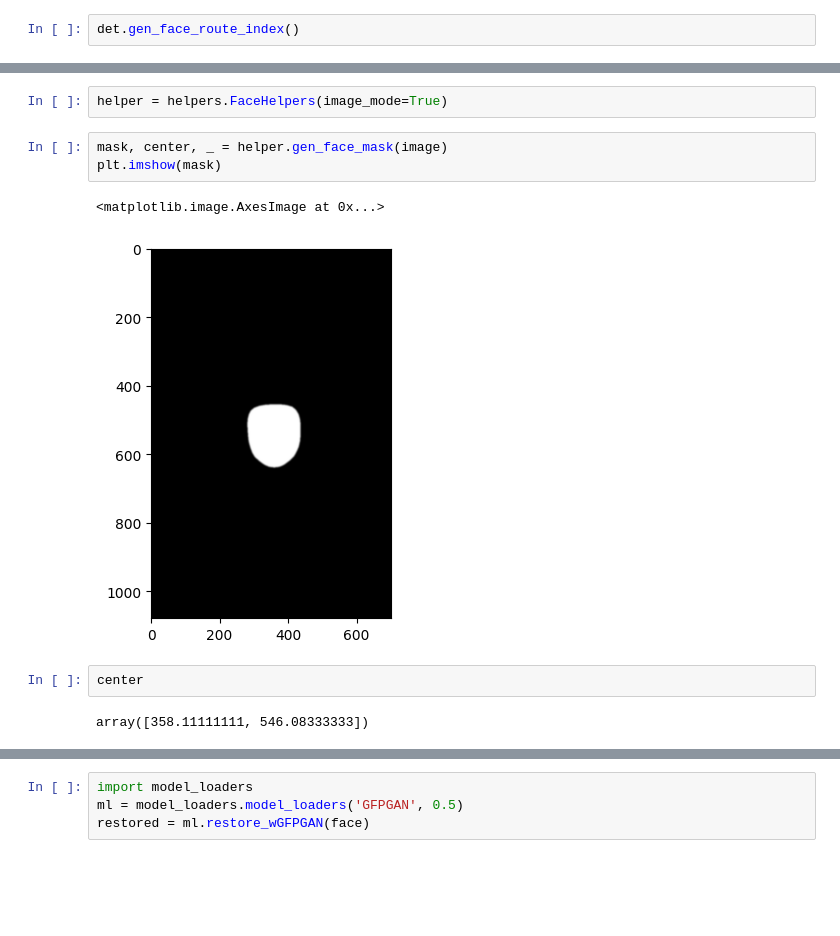
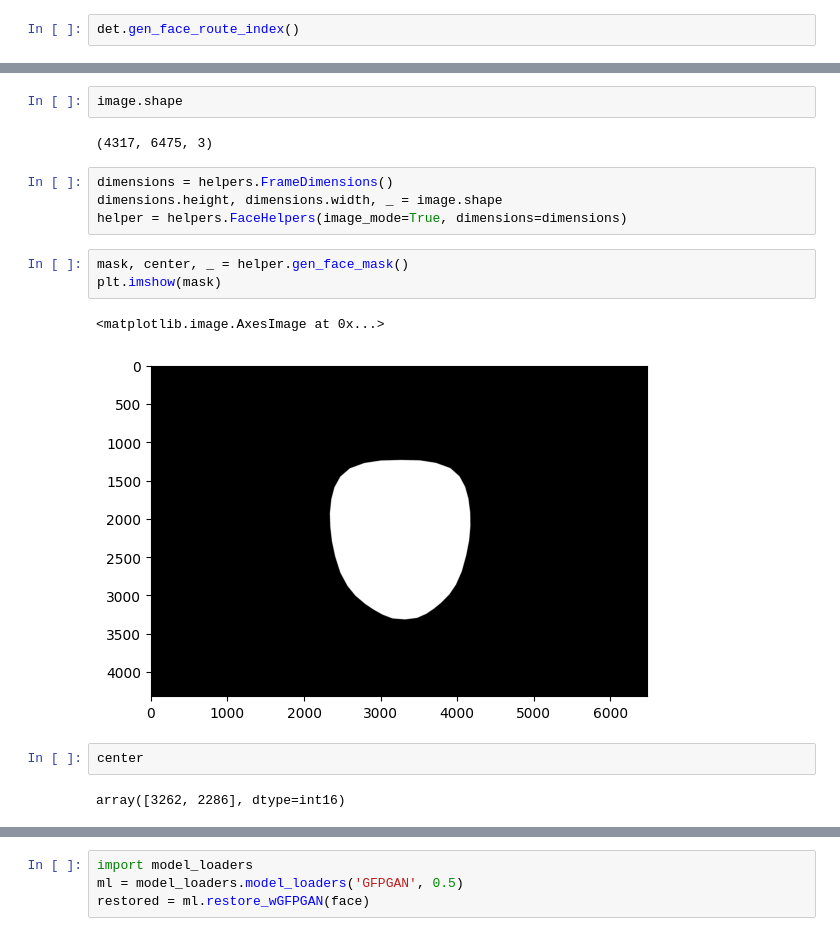
Before and after one commit to pawansharmaaaa/YAVU, a Jupyter notebook: opt3.ipynb, the cells around one changed output, grey strips where cells are left out. Drawn from its saved outputs; the diff is of its cells as text; blank space fills up the shorter version.

```diff
--- a/opt3.ipynb
+++ b/opt3.ipynb
@@ -23,15 +23,21 @@ plt.imshow(image[:,:,::-1])
-# %%
-helper = helpers.FaceHelpers(image_mode=True)
+# %%
+image.shape
+# %% [output]
+(4317, 6475, 3)
+# %%
+dimensions = helpers.FrameDimensions()
+dimensions.height, dimensions.width, _ = image.shape
+helper = helpers.FaceHelpers(image_mode=True, dimensions=dimensions)
 # %%
-mask, center, _ = helper.gen_face_mask(image)
+mask, center, _ = helper.gen_face_mask()
 plt.imshow(mask)
 # %% [output]
 <matplotlib.image.AxesImage at 0x...>
-[figure, old version]
+[figure, new version]
 # %%
 center
 # %% [output]
-array([358.11111111, 546.08333333])
+array([3262, 2286], dtype=int16)
 # %%
 ext_image = helper.extract_face(image)
 plt.imshow(ext_image[:,:,::-1])
```
Also changed, not shown: parts of 17 cells of this notebook, 11 other files.
